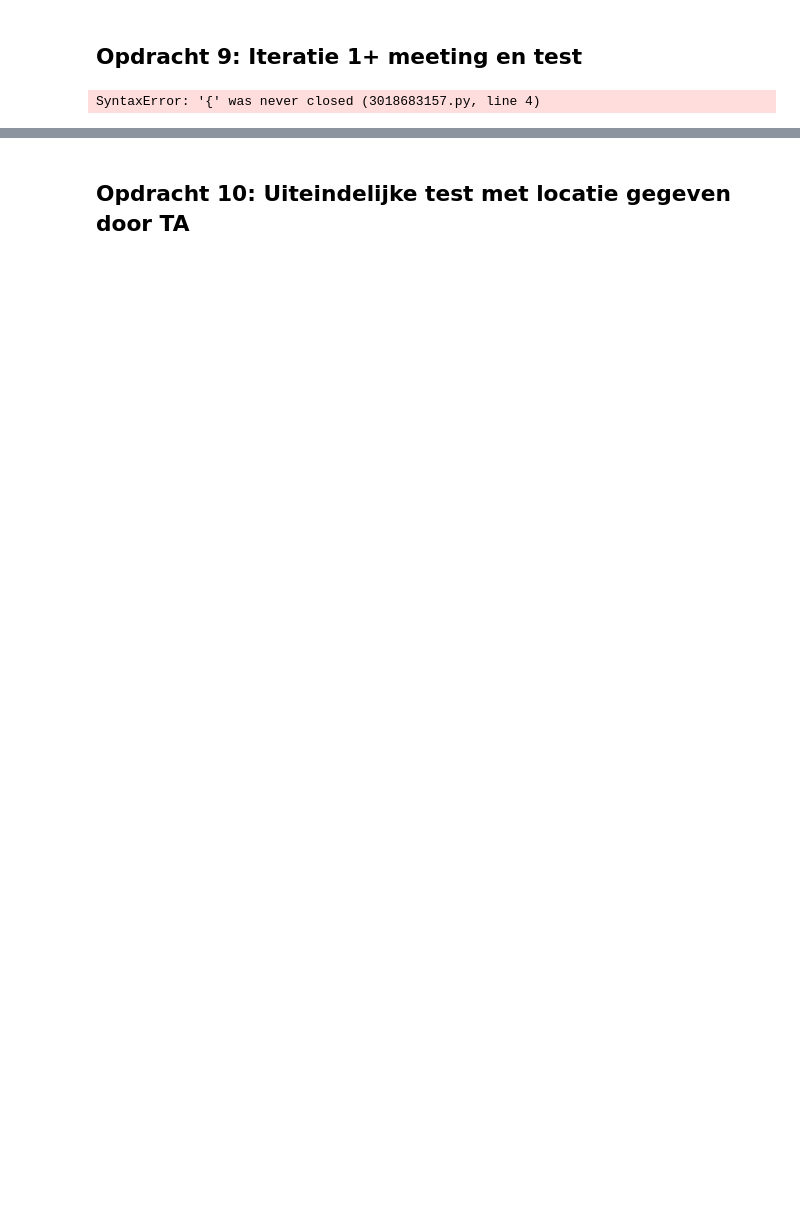
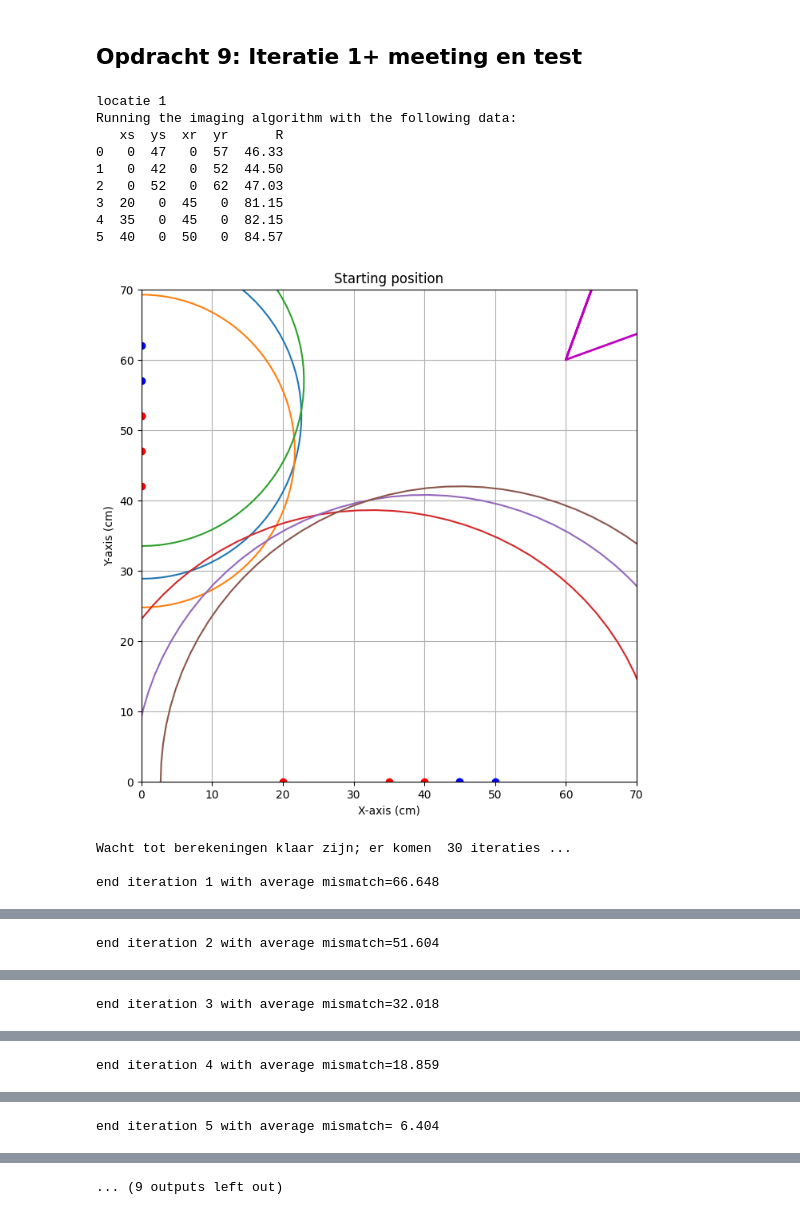
Before and after one commit to T-L-cc/opdrachten-DEF-D, a Jupyter notebook: FysiekeOntwerpopdrachten/4OntwerpEenAlgoritmeEchoAkoestisch/DEFOntwerpopdracht4AlgoritmeInvulTemplate.ipynb, the cells around one changed output, grey strips where cells are left out. Drawn from its saved outputs; the diff is of its cells as text; code cells hidden in the pictures; blank space fills up the shorter version.

Commit message:
Klaar

```diff
--- a/FysiekeOntwerpopdrachten/4OntwerpEenAlgoritmeEchoAkoestisch/DEFOntwerpopdracht4AlgoritmeInvulTemplate.ipynb
+++ b/FysiekeOntwerpopdrachten/4OntwerpEenAlgoritmeEchoAkoestisch/DEFOntwerpopdracht4AlgoritmeInvulTemplate.ipynb
@@ -11,7 +11,7 @@ Aan het einde van deze ontwerpopdracht lever je als groep één gezamenlijk note
 # Vul ook hieronder jullie voornamen in en run deze cel.
 # Dat is nodig voor de code die je verderop in dit notebook gaat runnen.
 
-studentNames = ['Ties', 'Abel','Gerritsen']
+studentNames = ['Ties', 'Abel','Tijl']
 # %% [markdown]
 ## Opdracht 1: Planning.
 # %% [markdown]
@@ -222,15 +239,15 @@ Figuur: ![Alt](tudelftLogo.png)
 # %%
 # Voeg hier je meetgegevens van deze iteratie in:
 
-# Vul onderstaande in met jullie gekozen locaties van het reflecterende papier.
-targets = {'locatie 1':{'x0':#zelf aanvullen,
-                    'y0':#zelf aanvullen,
-                    'alpha' : #zelf aanvullen,
-                    'beta' : #zelf aanvullen},
-           'locatie 2':{'x0':#zelf aanvullen,
-                    'y0':#zelf aanvullen,
-                    'alpha' : #zelf aanvullen,
-                    'beta' : #zelf aanvullen}
+# # Vul onderstaande in met jullie gekozen locaties van het reflecterende papier.
+targets = {'locatie 1':{'x0': 19.9,#zelf aanvullen,
+                    'y0': 37.2, #zelf aanvullen,
+                    'alpha' : 14, #zelf aanvullen,
+                    'beta' : 7} #zelf aanvullen},
+        #    'locatie 2':{'x0': #zelf aanvullen,
+        #             'y0': #zelf aanvullen,
+        #             'alpha' : #zelf aanvullen,
+        #             'beta' : } #zelf aanvullen}
             }
 
 
@@ -238,40 +255,61 @@ targets = {'locatie 1':{'x0':#zelf aanvullen,
 
 data ={'locatie 1' :  pd.DataFrame(columns=["xs", "ys", "xr", "yr", "R"], data=[
     # zelf aanvullen
+    #[0,32,0,42,52.03] de waarde kan niet kloppen de afstand die was overduidelijk te groot voor het figuur ,
+    [0,47,0,57,46.33],
+    [0,42,0,52,44.50],
+    [0,52,0,62,47.03],
+    [20,0,45,0,81.15],
+    [35,0,45,0,82.15],
+    [40,0,50,0,84.57]
+
     ]),
        'locatie 2' : pd.DataFrame(columns=["xs", "ys", "xr", "yr", "R"], data=[
-    # zelf aanvullen
+    # we hadden nog drie andere algoritmes gemaakt en getest, we wisten niet dat we de resultaten van deze dingen moesten laten staan dus die hebben we niet meer.
+    # Dit is dan ook de laatste test van de TA, aangezien we van de test van deze iteratie hadden weggehaald.
     ])
       }
 
 
 # Hier runnen we het imaging algoritme:
 resultaat = dict()
 
 for locatie in targets:
     print(locatie)
     resultaat[locatie] = imagingDEF.imagingDEF(data[locatie])
     print(resultaat[locatie])
 
 
 # en hier laten we de resultaten als text zien.
 for locatie in targets:
     txt='{naam} \r\nx0 target is : {x0Target:.1f}. Gevonden waarde: {x0:.1f} cm met een standaardafwijking van {x0_eps:.1f} cm \r\n'
     txt = txt + 'y0 target is : {y0Target:.1f}. Gevonden waarde: {y0:.1f} cm met een standaardafwijking van {y0_eps:.1f} cm \r\n'
     txt = txt + 'alpha target is : {alphaTarget:.1f}. Gevonden waarde: {alpha:.1f} graden met een standaardafwijking van {alpha_eps:.1f} graad \r\n'
     txt = txt + 'beta target is : {betaTarget:.1f}. Gevonden waarde: {beta:.1f} graden met een standaardafwijking van {beta_eps:.1f} graad \r\n'
     print(txt.format(naam = locatie,
                      x0Target=targets[locatie]['x0'],
                      x0=resultaat[locatie]['x0'],
                      x0_eps=resultaat[locatie]['x0_eps'],
                      y0Target=targets[locatie]['y0'],
                      y0=resultaat[locatie]['y0'],
                      y0_eps=resultaat[locatie]['y0_eps'],
                      alphaTarget=targets[locatie]['alpha'],
                      alpha=resultaat[locatie]['alpha'],
                      alpha_eps=resultaat[locatie]['alpha_eps'],
                      betaTarget=targets[locatie]['beta'],
                      beta=resultaat[locatie]['beta'],
                      beta_eps=resultaat[locatie]['beta_eps']))
 # %% [output]
-SyntaxError: '{' was never closed (3018683157.py, line 4)
+locatie 1
+Running the imaging algorithm with the following data:
+   xs  ys  xr  yr      R
+0   0  47   0  57  46.33
+1   0  42   0  52  44.50
+2   0  52   0  62  47.03
+3  20   0  45   0  81.15
+4  35   0  45   0  82.15
+5  40   0  50   0  84.57
+[figure, added]
+Wacht tot berekeningen klaar zijn; er komen  30 iteraties ...
+
+end iteration 1 with average mismatch=66.648
@@ -277,0 +317 @@ SyntaxError: '{' was never closed (3018683157.py, line 4)
+end iteration 2 with average mismatch=51.604
@@ -277,0 +319 @@ SyntaxError: '{' was never closed (3018683157.py, line 4)
+end iteration 3 with average mismatch=32.018
@@ -277,0 +321 @@ SyntaxError: '{' was never closed (3018683157.py, line 4)
+end iteration 4 with average mismatch=18.859
@@ -277,0 +323 @@ SyntaxError: '{' was never closed (3018683157.py, line 4)
+end iteration 5 with average mismatch= 6.404
@@ -278,2 +325 @@ SyntaxError: '{' was never closed (3018683157.py, line 4)
+... (9 outputs left out)
-# %% [markdown]
-## Opdracht 10: Uiteindelijke test met locatie gegeven door TA
```
Also changed, not shown: parts of 11 cells of this notebook, 7 other files.
